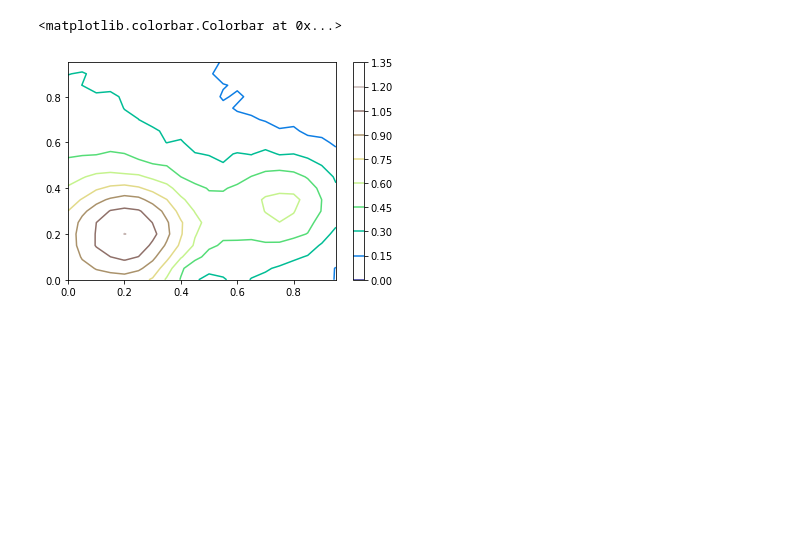
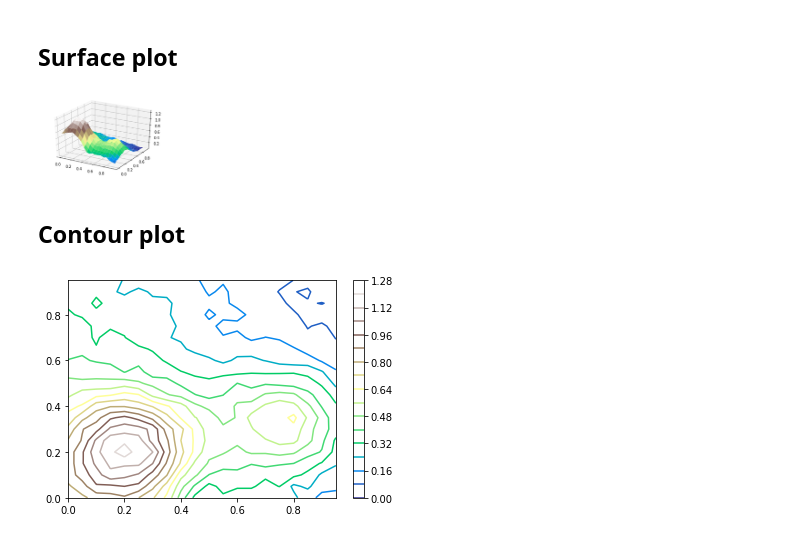
Before and after one commit to bjorngronntun/FYS-STK4155-project1, a Jupyter notebook: notebooks/20190905-visualizing-franke.ipynb, the cells around one changed output. Saved outputs shown, nothing was run; the diff lists cells and outputs as text; code cells hidden in the pictures; blank space fills up the shorter version.

Commit message:
More work on Franke visualizations

```diff
--- a/notebooks/20190905-visualizing-franke.ipynb
+++ b/notebooks/20190905-visualizing-franke.ipynb
@@ -8,10 +13,22 @@ import matplotlib.pyplot as plt
 x = np.arange(0, 1, 0.05)
 y = np.arange(0, 1, 0.05)
 x, y = np.meshgrid(x, y)
-z = FrankeFunction(x, y, 0.01)
+z = FrankeFunction(x, y, noise=0.02, seed=43)
+# %% [markdown]
+## Surface plot
+# %%
+fig = plt.figure()
+ax = fig.gca(projection='3d')
+surf = ax.plot_surface(x, y, z, cmap='terrain')
+plt.savefig('../reports/figures/test.png')
+plt.show()
+# %% [output]
+[figure, added]
+# %% [markdown]
+## Contour plot
 # %%
-plt.contour(x, y, z, cmap = 'terrain')
+plt.contour(x, y, z, cmap = 'terrain', levels=18)
 plt.colorbar()
+plt.show()
 # %% [output]
-<matplotlib.colorbar.Colorbar at 0x...>
-[figure, old version]
+[figure, new version]
```
Also changed, not shown: parts of 2 cells of this notebook, 2 other files.
